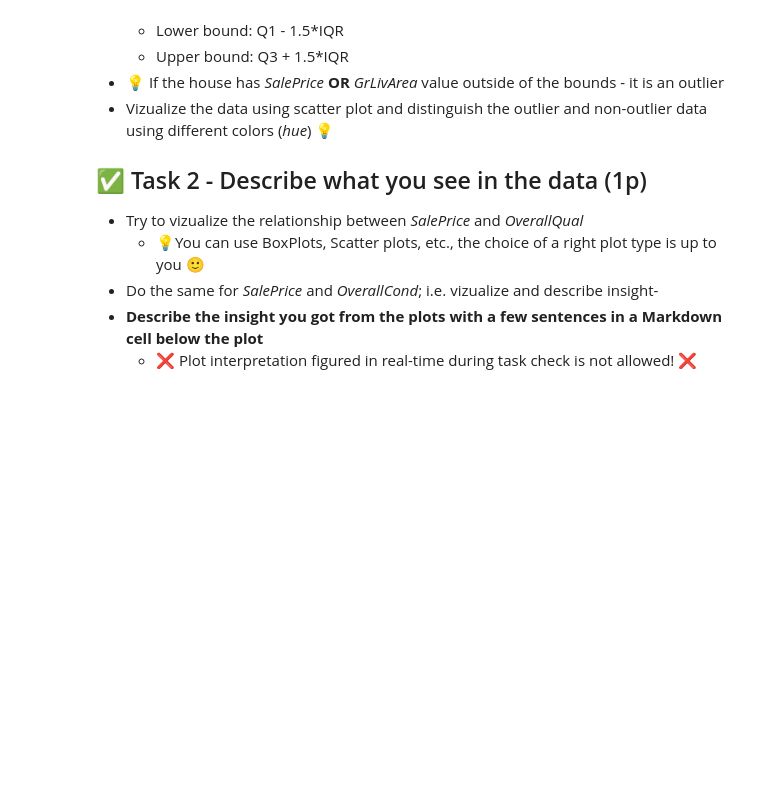
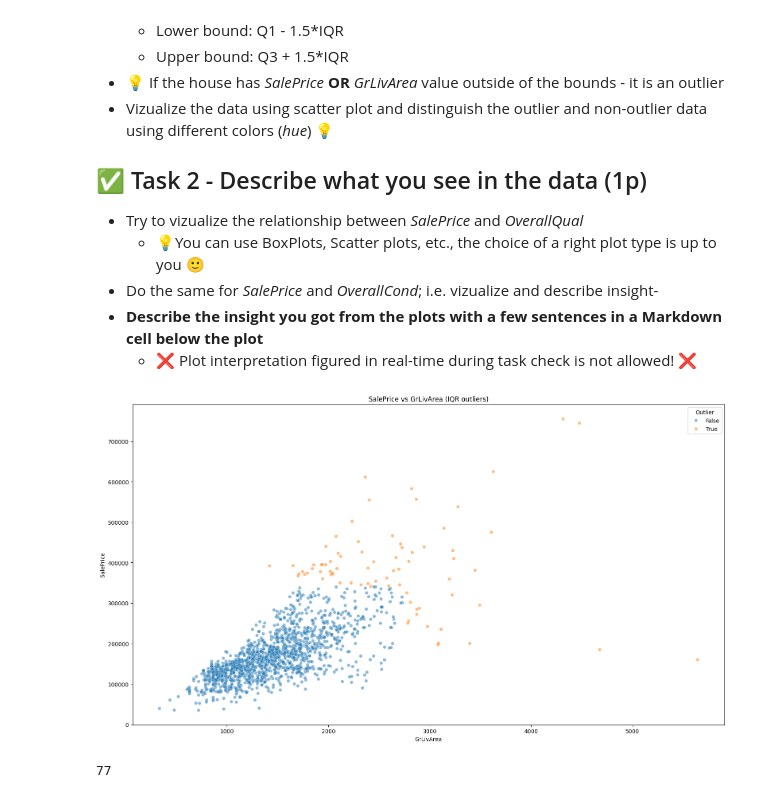
Before and after one commit to Krumca97/ZSU, a Jupyter notebook: fml_02.ipynb, the cells around one changed output. Cells and saved outputs as stored; diff of their text form; code cells hidden in the pictures; blank space fills up the shorter version.

```diff
--- a/fml_02.ipynb
+++ b/fml_02.ipynb
@@ -301,0 +297,28 @@ quantile = df[collums].quantile()
+# %%
+#Outliner detection
+#1.ukol
+collumns = ["SalePrice", "GrLivArea"]
+q1 = df[collumns].quantile(0.25)
+q3 = df[collumns].quantile(0.75)
+iqr = q3-q1
+
+lower = q1 - 1.5*iqr
+upper = q3 + 1.5*iqr
+
+outSalePrice = df["SalePrice"].lt(lower["SalePrice"]) | df["SalePrice"].gt(upper["SalePrice"])
+outGrLivArea = df["GrLivArea"].lt(lower["GrLivArea"]) | df["GrLivArea"].gt(upper["GrLivArea"])
+df["Outlier"] = (outSalePrice | outGrLivArea).fillna(False)
+
+plt.figure(figsize=(16,9))
+ax = sns.scatterplot(data=df, x="GrLivArea", y="SalePrice", hue="Outlier", alpha=0.5)
+ax.set_title("SalePrice vs GrLivArea (IQR outliers)")
+ax.set_xlabel("GrLivArea")
+ax.set_ylabel("SalePrice")
+plt.tight_layout()
+plt.show()
+
+num_outliers = int(df["Outlier"].sum())
+num_outliers
+# %% [output]
+[figure, added]
+77
```
Also changed, not shown: parts of 2 cells of this notebook.
